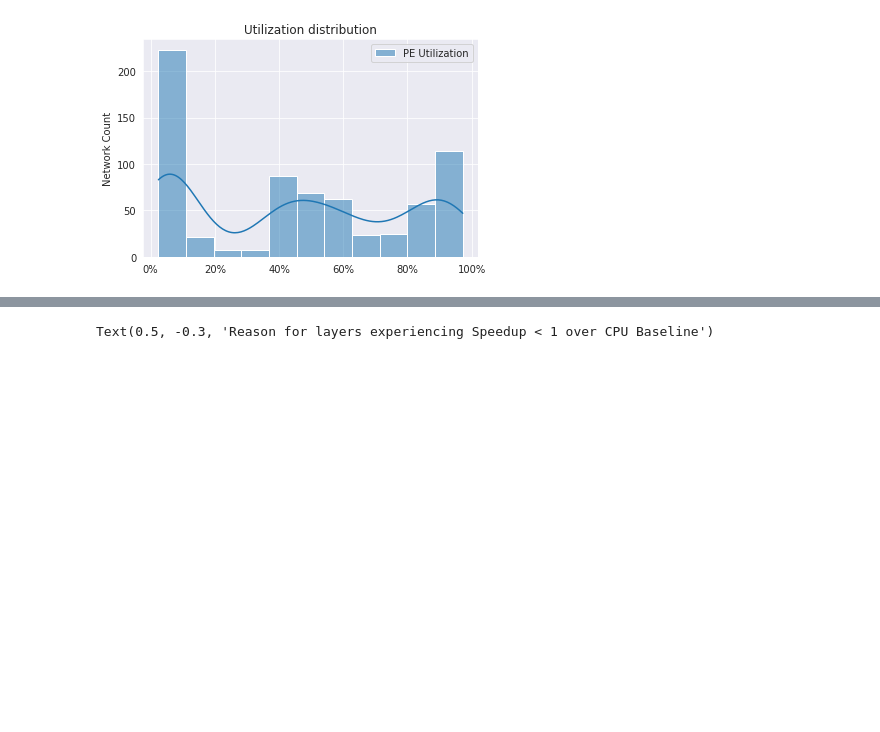
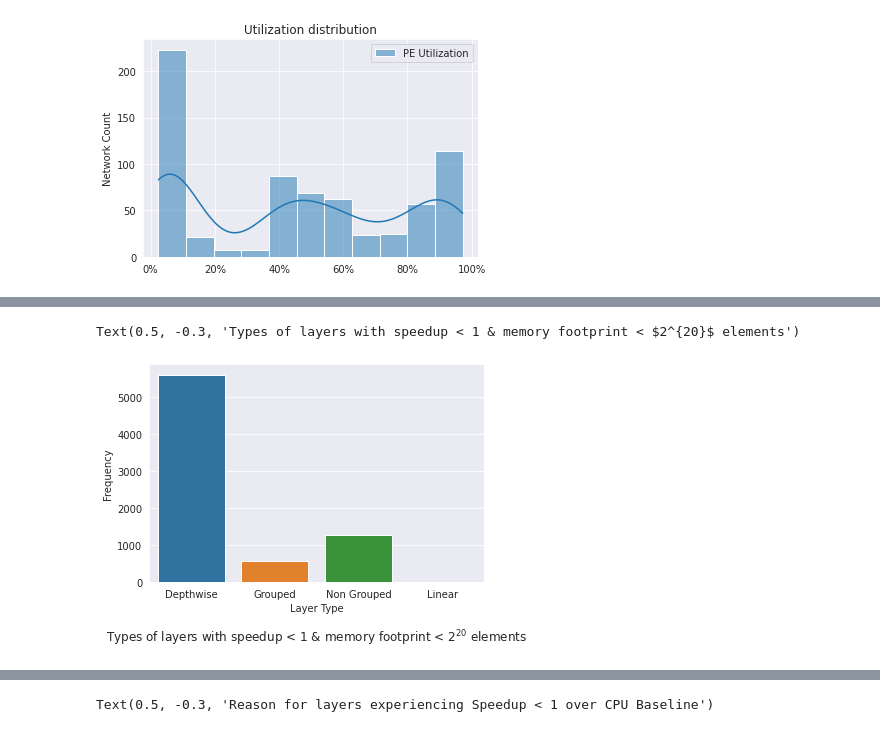
Before and after one commit to asultan123/hero-sim, a Jupyter notebook: scripts/utilization.ipynb, the cells around one changed output, grey strips where cells are left out. Saved outputs shown, nothing was run; the diff lists cells and outputs as text; code cells hidden in the pictures; blank space fills up the shorter version.

```diff
--- a/scripts/utilization.ipynb
+++ b/scripts/utilization.ipynb
@@ -192,0 +207,51 @@ plt.ax_joint.legend()
+# %%
+arch_metrics = pd.read_csv(
+    "../data/arch_metrics_iofmap_1mb.csv",
+    index_col=[0, 1],
+)
+layer_properties = pd.read_csv("../data/layer_metrics.csv", index_col=[0, 1])
+speedup_ub = 1
+slow_layers = arch_metrics[
+    (arch_metrics["speedup"] < speedup_ub)
+    & (layer_properties["ifmap_mem_size"] < 2**20)
+    & (layer_properties["ofmap_mem_size"] < 2**20)
+].join(layer_properties)
+
+slow_layers["Layer Type"] = "Undefined"
+
+depthwise_layers = slow_layers[(slow_layers["groups"] == slow_layers["channels"])]
+slow_layers.loc[
+    slow_layers.index.isin(depthwise_layers.index), "Layer Type"
+] = "Depthwise"
+
+grouped_conv_layers = slow_layers[
+    (slow_layers["groups"] != slow_layers["channels"]) & (slow_layers["groups"] > 1)
+]
+slow_layers.loc[
+    slow_layers.index.isin(grouped_conv_layers.index), "Layer Type"
+] = "Group"
+
+regular_conv = slow_layers[slow_layers["groups"] == 1]
+slow_layers.loc[slow_layers.index.isin(regular_conv.index), "Layer Type"] = "Regular"
+
+non_conv_layers = slow_layers[slow_layers["type"] != "conv"]
+slow_layers.loc[slow_layers.index.isin(non_conv_layers.index), "Layer Type"] = "Linear"
+
+counts = pd.DataFrame(
+    {
+        "Layer Type": ["Depthwise", "Grouped", "Non Grouped", "Linear"],
+        "Frequency": [
+            len(depthwise_layers),
+            len(grouped_conv_layers),
+            len(regular_conv),
+            len(non_conv_layers),
+        ],
+    }
+)
+plt = se.barplot(data=counts, x="Layer Type", y="Frequency")
+plt.set_title(
+    r"Types of layers with speedup < 1 & memory footprint < $2^{20}$ elements", y=-0.3
+)
+# %% [output]
+Text(0.5, -0.3, 'Types of layers with speedup < 1 & memory footprint < $2^{20}$ elements')
+[figure, added]
```
Also changed, not shown: parts of 5 cells of this notebook, 2 other files.
